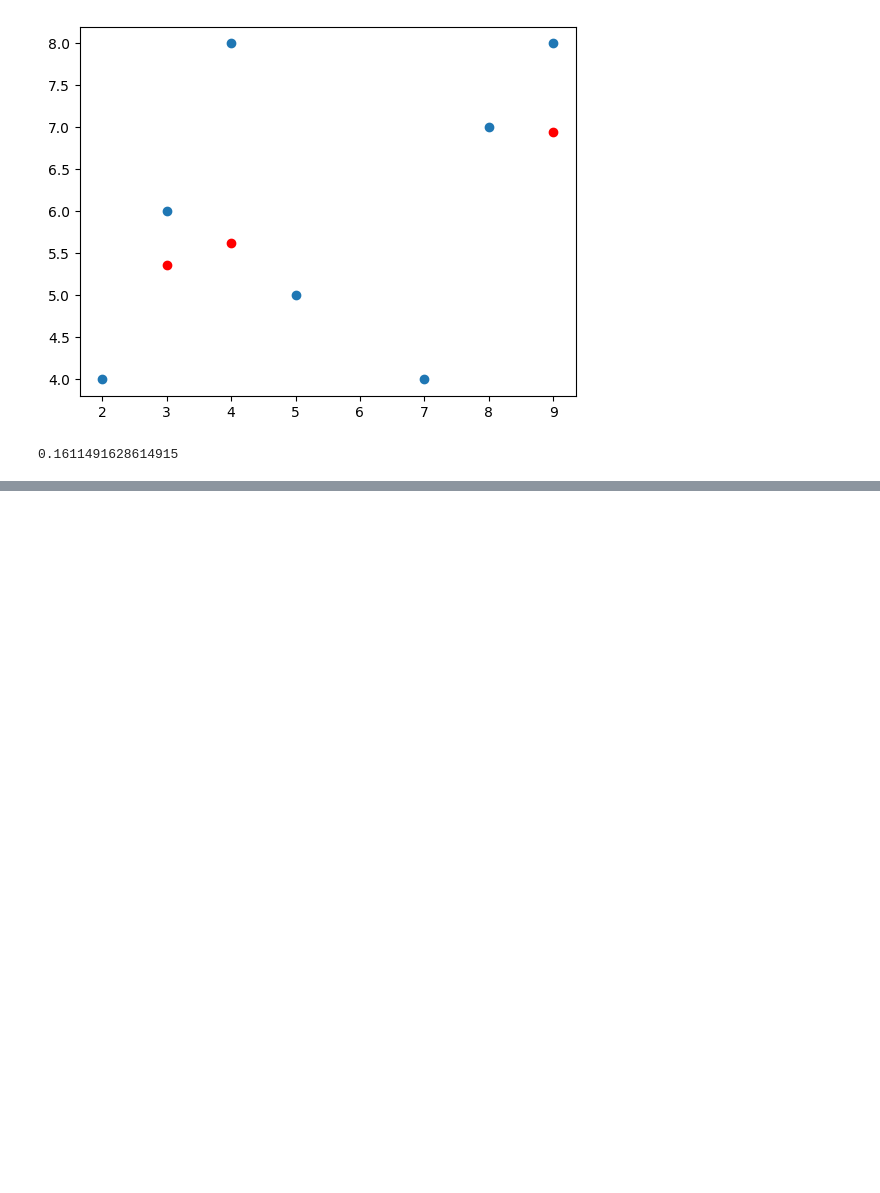
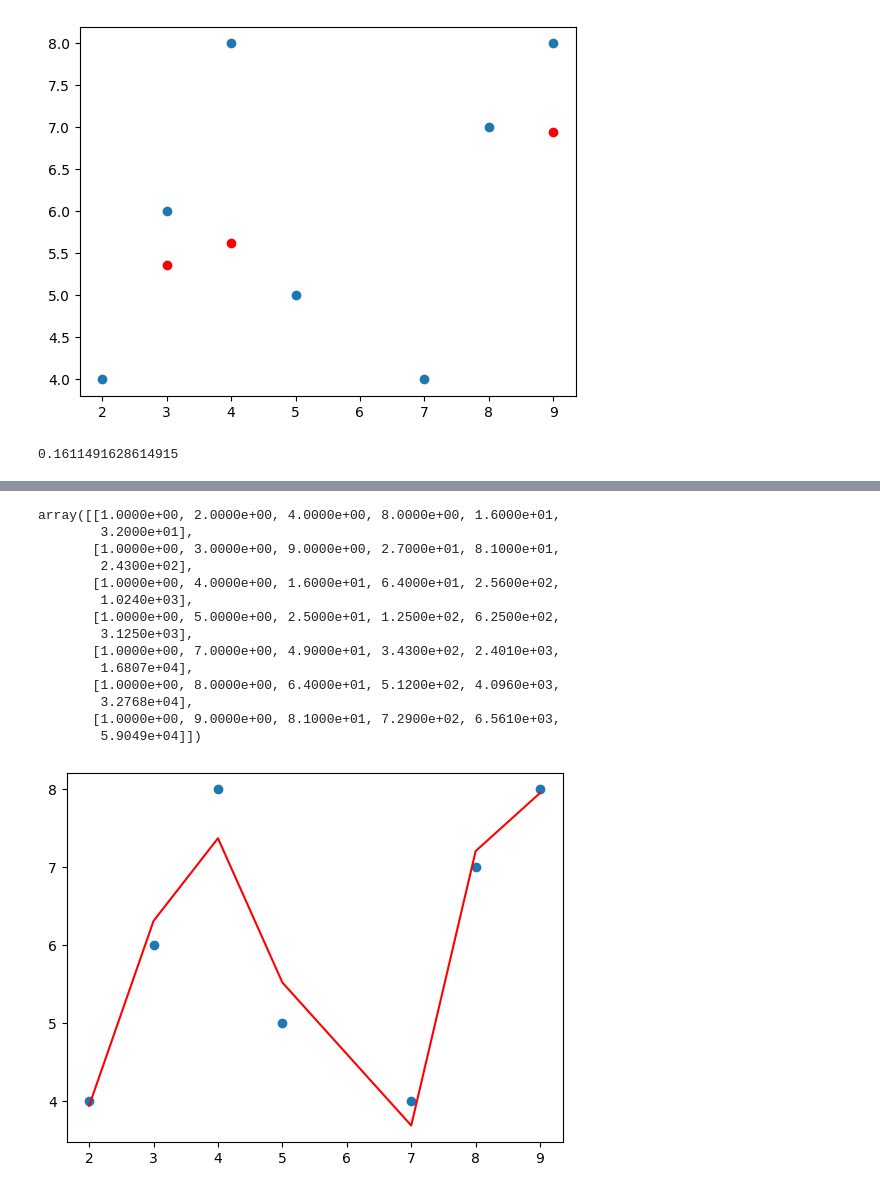
Before and after one commit to Aryanmartinian/Data-Science-AI-Ecosystem, a Jupyter notebook: Polynomial_Regression.ipynb, the cells around one changed output, grey strips where cells are left out. Saved outputs shown, nothing was run; the diff lists cells and outputs as text; code cells hidden in the pictures; blank space fills up the shorter version.

```diff
--- a/Polynomial_Regression.ipynb
+++ b/Polynomial_Regression.ipynb
@@ -65,0 +128,25 @@ model.score(x,y)
+# %%
+poly = PolynomialFeatures(degree=5)
+poly_x = poly.fit_transform(x.reshape(-1,1)) # independent variable data has been obtained
+model1 = LinearRegression()
+model1.fit(poly_x,y)
+y_pred1 = model1.predict(poly_x)
+plt.scatter(x,y) # Normal data points are present in blue color which default color of scatter plot.
+plt.plot(x,y_pred1,color='red')
+poly_x
+# %% [output]
+array([[1.0000e+00, 2.0000e+00, 4.0000e+00, 8.0000e+00, 1.6000e+01,
+        3.2000e+01],
+       [1.0000e+00, 3.0000e+00, 9.0000e+00, 2.7000e+01, 8.1000e+01,
+        2.4300e+02],
+       [1.0000e+00, 4.0000e+00, 1.6000e+01, 6.4000e+01, 2.5600e+02,
+        1.0240e+03],
+       [1.0000e+00, 5.0000e+00, 2.5000e+01, 1.2500e+02, 6.2500e+02,
+        3.1250e+03],
+       [1.0000e+00, 7.0000e+00, 4.9000e+01, 3.4300e+02, 2.4010e+03,
+        1.6807e+04],
+       [1.0000e+00, 8.0000e+00, 6.4000e+01, 5.1200e+02, 4.0960e+03,
+        3.2768e+04],
+       [1.0000e+00, 9.0000e+00, 8.1000e+01, 7.2900e+02, 6.5610e+03,
+        5.9049e+04]])
+[figure, added]
```
Also changed, not shown: parts of 9 cells of this notebook.
